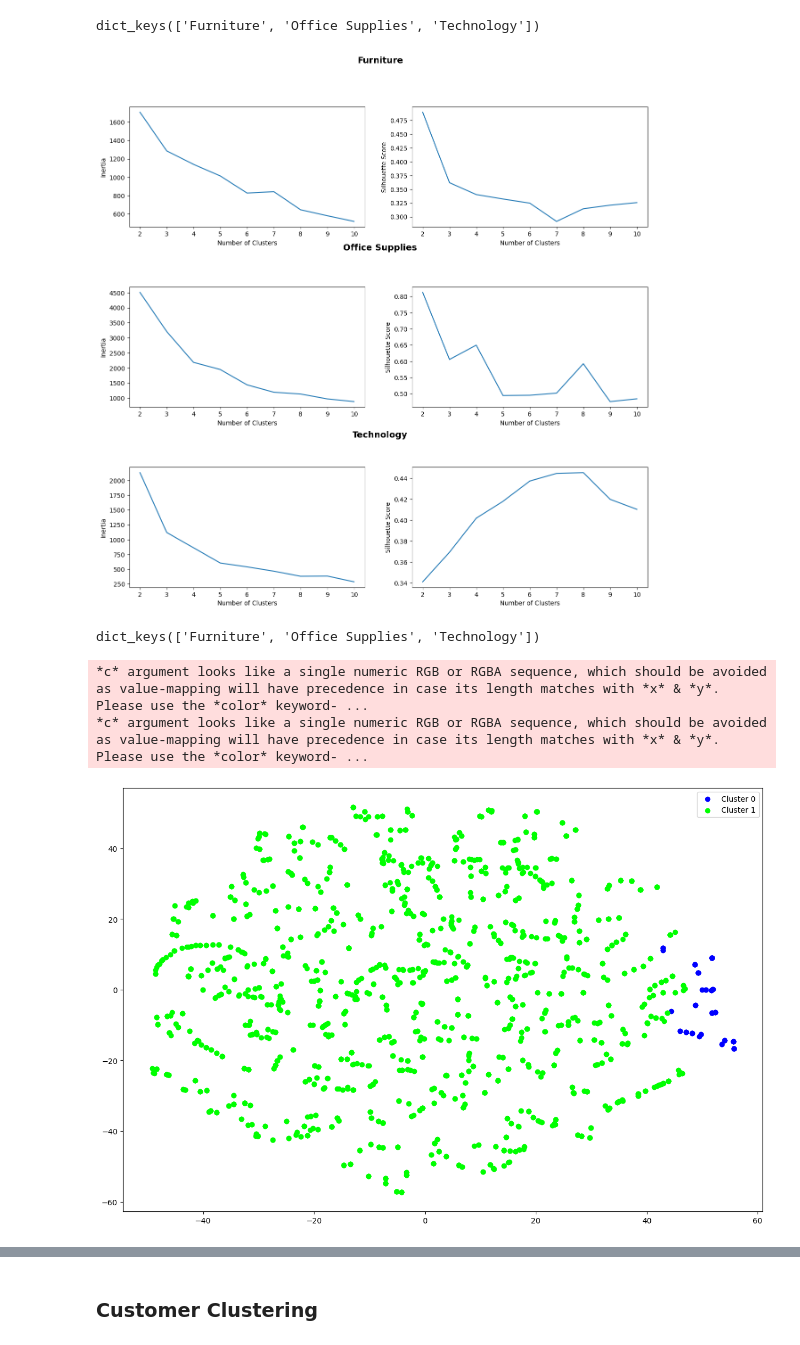
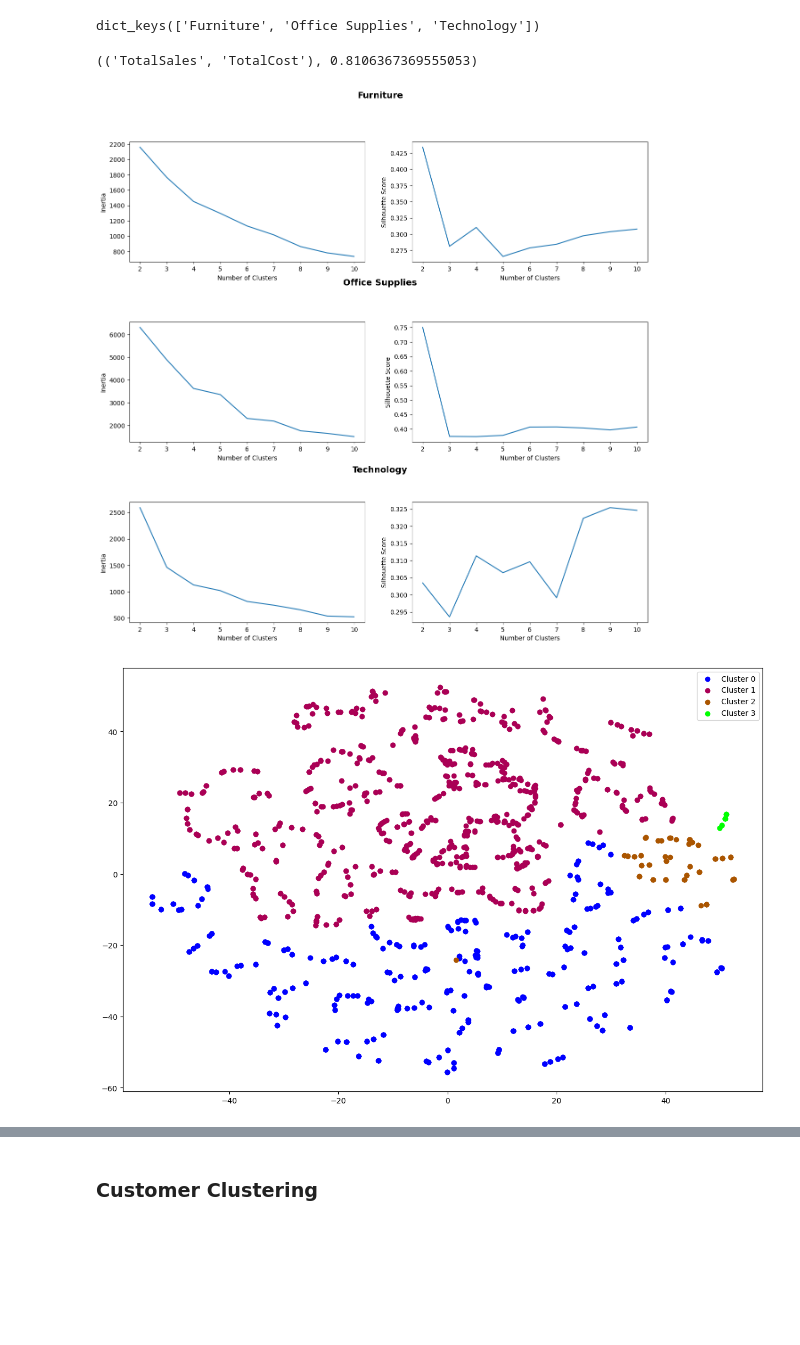
Before and after one commit to CogitoNTNU/CogitoXInfor-h24, a Jupyter notebook: HermanNotebook.ipynb, the cells around one changed output, grey strips where cells are left out. Saved outputs shown, nothing was run; the diff lists cells and outputs as text; code cells hidden in the pictures; blank space fills up the shorter version.

```diff
--- a/HermanNotebook.ipynb
+++ b/HermanNotebook.ipynb
@@ -103,6 +104,15 @@ def add_total_sales_for_product(dataframe):
     new_df = pd.merge(dataframe, product_sales, on = "ProductID", how = "left")
     return new_df
 
+def add_total_cost_for_product(dataframe):
+    product_cost = data.groupby("ProductID")["Cost"].sum().reset_index()
+    product_cost.columns = ["ProductID", "TotalCost"]
+    new_df = pd.merge(dataframe, product_cost, on = "ProductID", how = "left")
+    return new_df
+
+
+
+
 # We can do for multiple past months instead of total. Implement this.
 # %%
 def feature_engineering(dataframes : dict):
@@ -121,6 +131,7 @@ def feature_engineering(dataframes : dict):
         df = add_average_sales_in_past_per_product(12, df)
         df = number_of_orders_per_product(df)
         df = add_total_sales_for_product(df)
+        df = add_total_cost_for_product(df)
         engineered_data[category] = df
 
     return engineered_data
@@ -206,7 +217,7 @@ def visualize_clusters(model, data):
 
     for l in unique_labels:
         cluster = data_2D[labels == l]
-        ax.scatter(cluster[:, 0], cluster[:, 1], c = cmap(l), label = f"Cluster {l}")
+        ax.scatter(cluster[:, 0], cluster[:, 1], color = cmap(l), label = f"Cluster {l}")
 
     ax.legend()
     plt.show()
@@ -259,6 +270,6 @@ dict_keys(['Furniture', 'Office Supplies', 'Technology'])
 # %%
 data = feature_engineering(grouped_dataframes)
 # %%
-features = ["AverageSalesPastMonths", "MeanCostPerUnit", "MeanMargin", "NumberOfOrders", "TotalSales"]
-#features = ["AverageSalesPastMonths", "MeanCostPerUnit", "MeanMargin", "TotalSales"]
+#features = ["AverageSalesPastMonths", "MeanCostPerUnit", "MeanMargin", "NumberOfOrders", "TotalSales"]
+features = ["TotalSales", "TotalCost", "MeanMargin", "AverageSalesPastMonths", "NumberOfOrders"]
 dataframes_scaled = standardize_features(data, features)
@@ -265,8 +290,8 @@ dataframes_scaled = standardize_features(data, features)
+# %%
+find_optimal_feature_combination(dataframes_scaled["Office Supplies"])
+# %% [output]
+(('TotalSales', 'TotalCost'), 0.8106367369555053)
 # %%
 find_optimal_k(dataframes_scaled)
 # %% [output]
-[figure, old version]
+[figure, new version]
-# %%
-dataframes_scaled.keys()
-# %% [output]
-dict_keys(['Furniture', 'Office Supplies', 'Technology'])
@@ -273,9 +300,7 @@ dict_keys(['Furniture', 'Office Supplies', 'Technology'])
 # %%
-model = KMeans(n_clusters = 2, init = "k-means++", random_state = 42)
+model = KMeans(n_clusters = 4, init = "k-means++", random_state = 42)
 model.fit(dataframes_scaled["Office Supplies"])
 
 visualize_clusters(model, dataframes_scaled["Office Supplies"])
 # %% [output]
-*c* argument looks like a single numeric RGB or RGBA sequence, which should be avoided as value-mapping will have precedence in case its length matches with *x* & *y*.  Please use the *color* keyword- ...
-*c* argument looks like a single numeric RGB or RGBA sequence, which should be avoided as value-mapping will have precedence in case its length matches with *x* & *y*.  Please use the *color* keyword- ...
-[figure, old version]
+[figure, new version]
```
Also changed, not shown: parts of 6 cells of this notebook.
